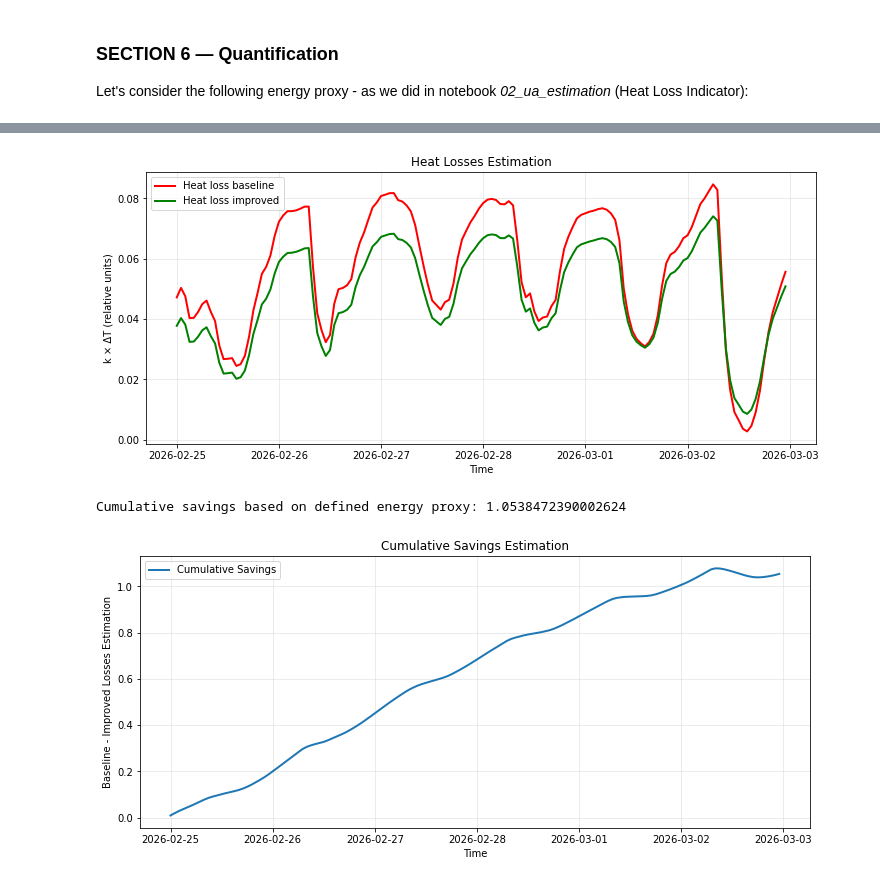
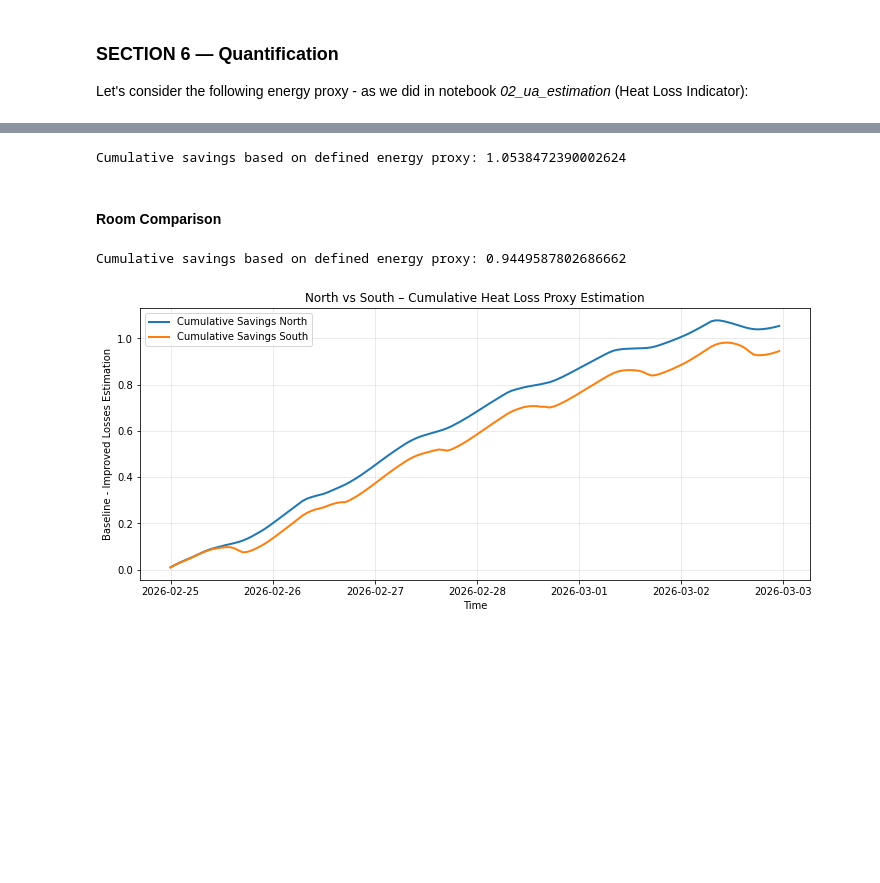
Before and after one commit to sotdousk/residential-thermal-digital-twin, a Jupyter notebook: notebooks/05_actionable_energy_insights.ipynb, the cells around one changed output, grey strips where cells are left out. Drawn from its saved outputs; the diff is of its cells as text; code cells hidden in the pictures; blank space fills up the shorter version.

Commit message:
Results on 05_actionable_energy_insights

```diff
--- a/notebooks/05_actionable_energy_insights.ipynb
+++ b/notebooks/05_actionable_energy_insights.ipynb
@@ -125 +177,4 @@ k_improved = 0.8 * k_opt  # 20% improvement
+# %%
+k_improved_north = 0.8 * k_opt_north  # 20% improvement
+k_improved_south = 0.8 * k_opt_south  # 20% improvement
 # %%
@@ -133,4 +188,14 @@ df_sim["Tsim_improved"] = simulate_first_order_with_dynamic_solar(
     dt=dt
 )
+# %%
+df_sim["Tsim_improved_south"] = simulate_first_order_with_dynamic_solar(
+    T0=T0,
+    Tout_local_series=df_sim[column_out_south],
+    Tout_north_series=df_sim[column_out_north],
+    Tout_south_series=df_sim[column_out_south],
+    k=k_improved_south,
+    alpha=alpha_opt_south,
+    dt=dt
+)
 # %%
 plt.figure(figsize=(12, 5))
@@ -160,32 +231,42 @@ heat_loss_improved = k_improved * (Tin_improved - Tout)
+# %%
+Tout_north = df_sim[column_out_north]
+Tin_baseline_north = df_sim["Tsim_baseline_north"]
+Tin_improved_north = df_sim["Tsim_improved_north"]
+
+heat_loss_baseline_north = k_opt_north * (Tin_baseline_north - Tout_north)
+heat_loss_improved_north = k_improved_north * (Tin_improved_north - Tout_north)
+
+# cumulative difference
+cumulative_saving_north = (heat_loss_baseline_north - heat_loss_improved_north).cumsum()
+print(f"Cumulative savings based on defined energy proxy: {cumulative_saving_north.iloc[-1]}")
+# %% [output]
+Cumulative savings based on defined energy proxy: 1.0538472390002624
+# %% [markdown]
+#### Room Comparison
+# %%
+Tout_south = df_sim[column_out_south]
+Tin_baseline_south = df_sim["Tsim_baseline_south"]
+Tin_improved_south = df_sim["Tsim_improved_south"]
+
+heat_loss_baseline_south = k_baseline_south * (Tin_baseline_south - Tout_south)
+heat_loss_improved_south = k_improved_south * (Tin_improved_south - Tout_south)
+
+cumulative_saving_south = (heat_loss_baseline_south - heat_loss_improved_south).cumsum()
+print(f"Cumulative savings based on defined energy proxy: {cumulative_saving_south.iloc[-1]}")
+# %% [output]
+Cumulative savings based on defined energy proxy: 0.9449587802686662
 # %%
 plt.figure(figsize=(12, 5))
-plt.plot(df_sim.index, heat_loss_baseline, label="Heat loss baseline", linewidth=2, color="red")
-plt.plot(df_sim.index, heat_loss_improved, label="Heat loss improved", linewidth=2, color="green")
+plt.plot(df_sim.index, cumulative_saving_north, label="Cumulative Savings North", linewidth=2)
+plt.plot(df_sim.index, cumulative_saving_south, label="Cumulative Savings South", linewidth=2)
 
-plt.title("Heat Losses Estimation")
+
+plt.title("North vs South – Cumulative Heat Loss Proxy Estimation")
 plt.xlabel("Time")
-plt.ylabel("k × ΔT (relative units)")
+plt.ylabel("Baseline - Improved Losses Estimation")
 plt.legend()
 plt.grid(True, alpha=0.3)
 
 plt.show()
 # %% [output]
-[figure, old version]
+[figure, new version]
-# %%
-# cumulative difference
-cumulative_savings = (heat_loss_baseline - heat_loss_improved).cumsum()
-print(f"Cumulative savings based on defined energy proxy: {cumulative_savings[-1]}")
-
-plt.figure(figsize=(12, 5))
-plt.plot(df_sim.index, cumulative_savings, label="Cumulative Savings", linewidth=2)
-
-plt.title("Cumulative Savings Estimation")
-plt.xlabel("Time")
-plt.ylabel("Baseline - Improved Losses Estimation")
-plt.legend()
-plt.grid(True, alpha=0.3)
-
-plt.show()
-# %% [output]
-Cumulative savings based on defined energy proxy: 1.0538472390002624
-[figure, removed]
```
Also changed, not shown: parts of 26 cells of this notebook, 1 other file.
